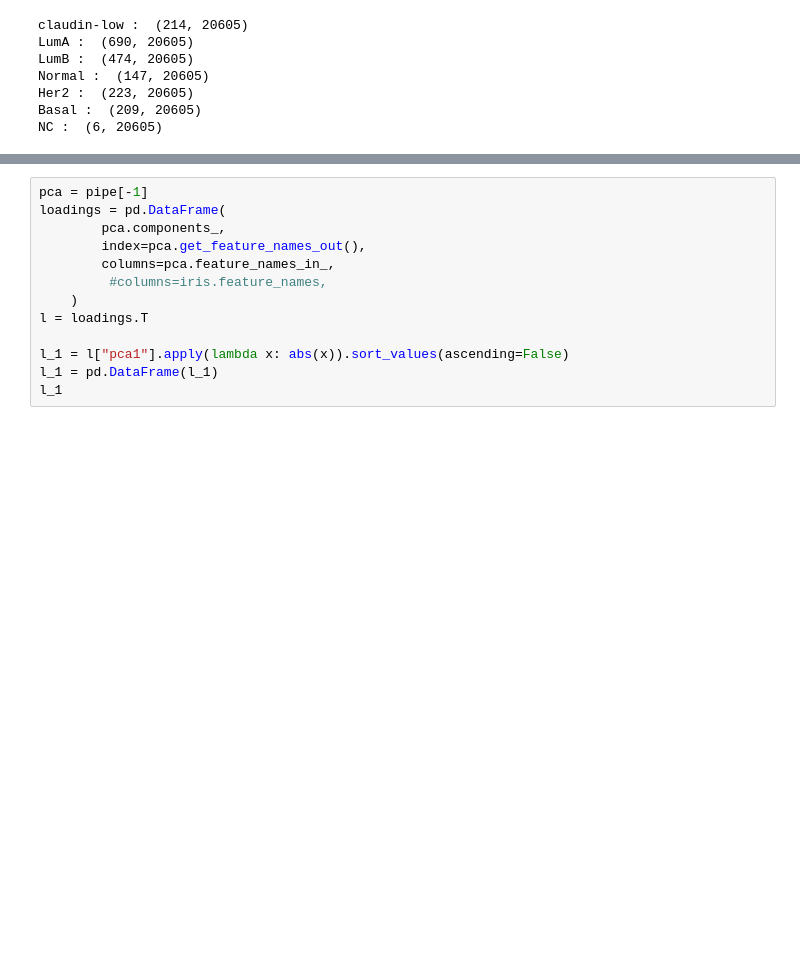
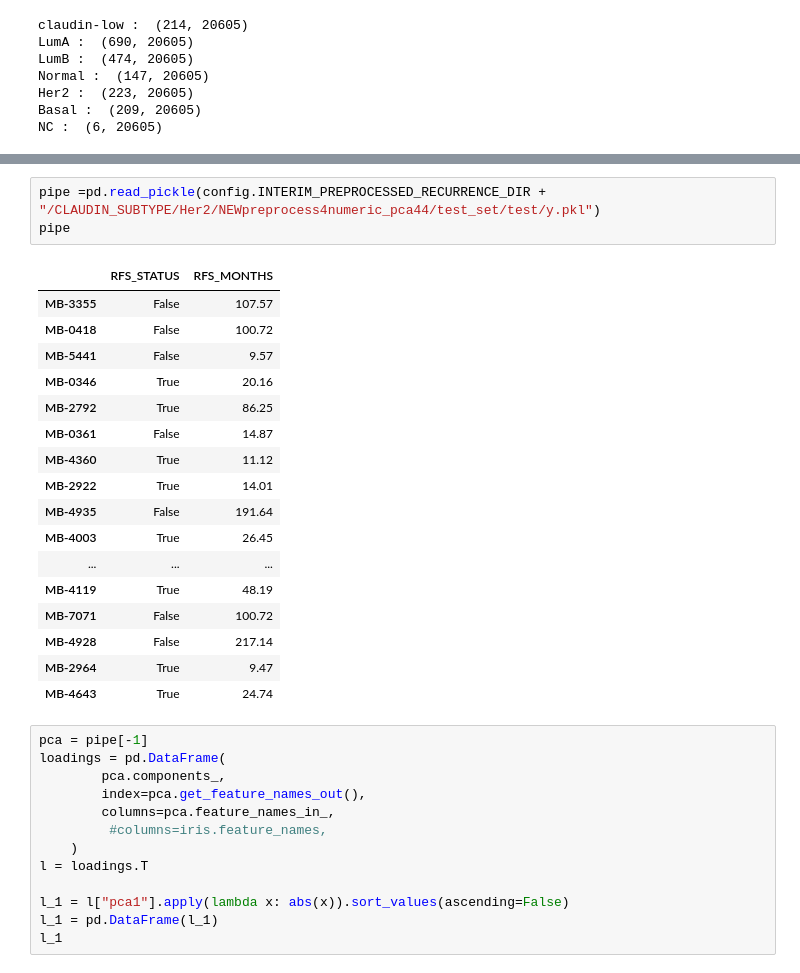
Before and after one commit to uga7643/breast_cancer_analytics, a Jupyter notebook: notebooks/2-preproces_RFS_recurences (numeric)-Copy1.ipynb, the cells around one changed output, grey strips where cells are left out. Cells and saved outputs as stored; diff of their text form; blank space fills up the shorter version.

```diff
--- a/notebooks/2-preproces_RFS_recurences (numeric)-Copy1.ipynb
+++ b/notebooks/2-preproces_RFS_recurences (numeric)-Copy1.ipynb
@@ -663,3 +657,24 @@ l
+# %%
+pipe =pd.read_pickle(config.INTERIM_PREPROCESSED_RECURRENCE_DIR + "/CLAUDIN_SUBTYPE/Her2/NEWpreprocess4numeric_pca44/test_set/test/y.pkl")
+pipe
+# %% [output]
+|  | RFS_STATUS | RFS_MONTHS |
+| MB-3355 | False | 107.57 |
+| MB-0418 | False | 100.72 |
+| MB-5441 | False | 9.57 |
+| MB-0346 | True | 20.16 |
+| MB-2792 | True | 86.25 |
+| MB-0361 | False | 14.87 |
+| MB-4360 | True | 11.12 |
+| MB-2922 | True | 14.01 |
+| MB-4935 | False | 191.64 |
+| MB-4003 | True | 26.45 |
+| ... | ... | ... |
+| MB-4119 | True | 48.19 |
+| MB-7071 | False | 100.72 |
+| MB-4928 | False | 217.14 |
+| MB-2964 | True | 9.47 |
+| MB-4643 | True | 24.74 |
 # %%
 pca = pipe[-1]
 loadings = pd.DataFrame(
```
Also changed, not shown: parts of 12 cells of this notebook.
